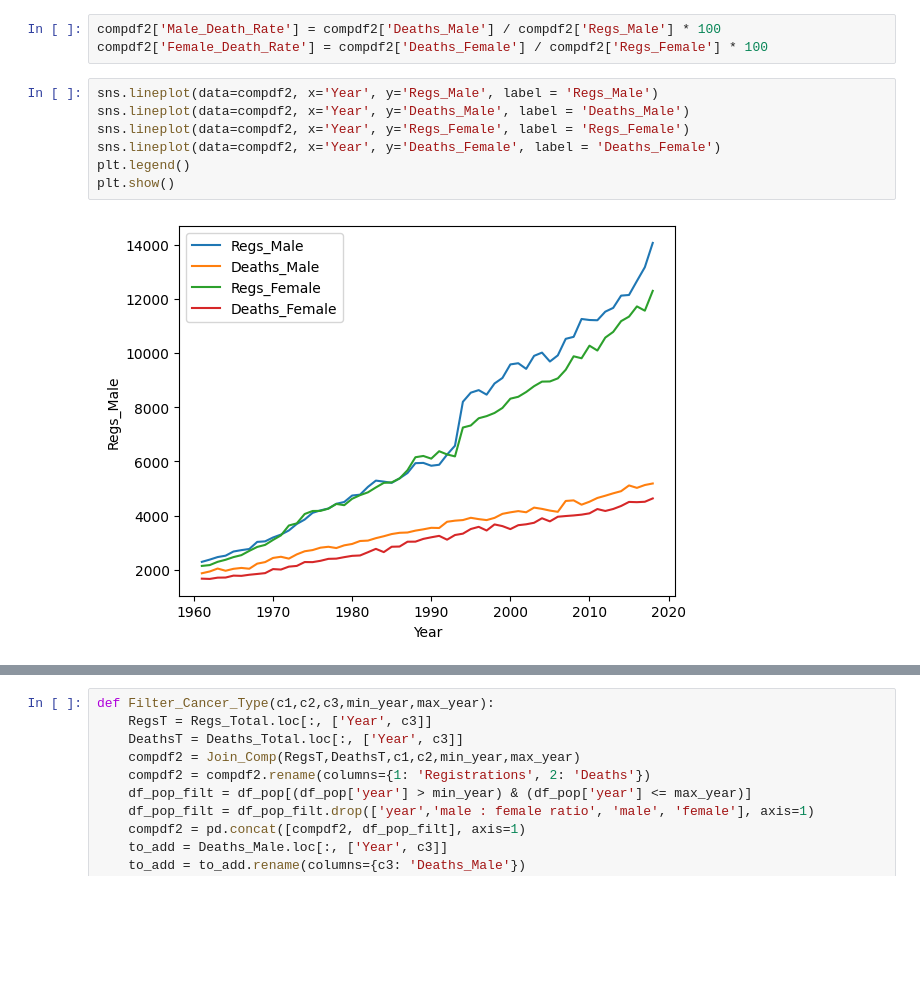
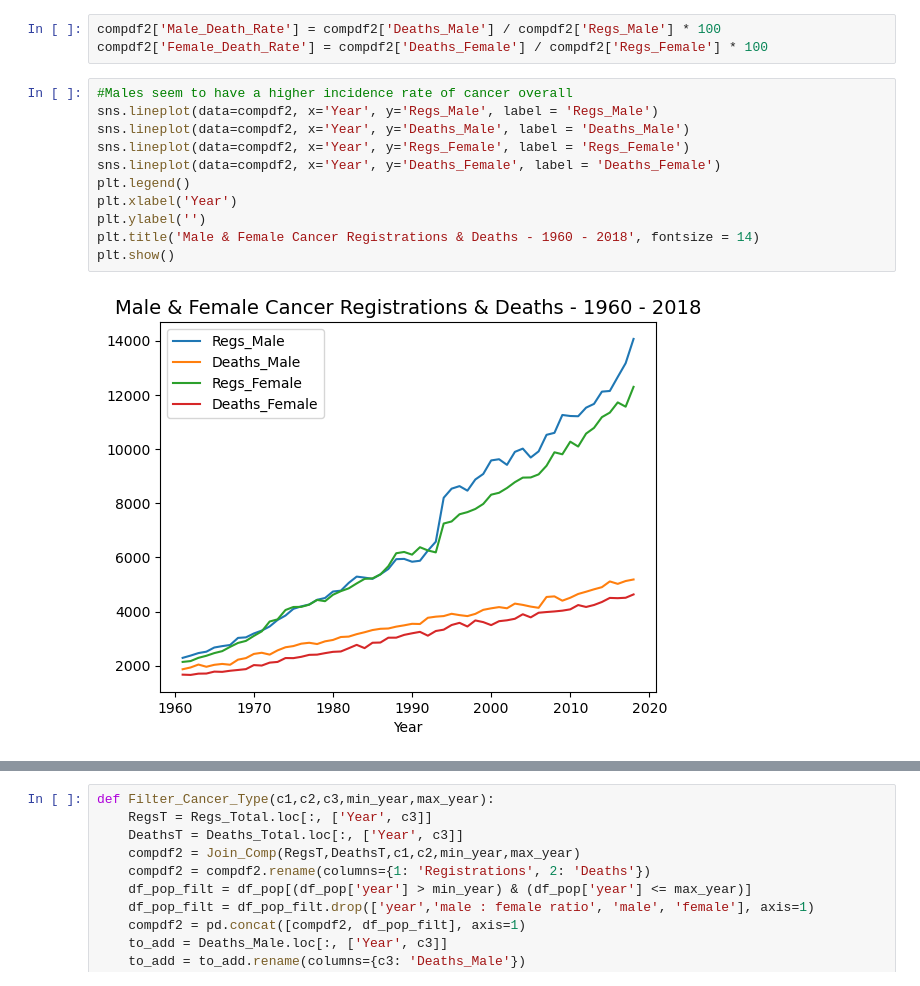
Before and after one commit to AzalizaLey/Analytics_Projects, a Jupyter notebook: ExploringNZData/Cancer.ipynb, the cells around one changed output, grey strips where cells are left out. Cells and saved outputs as stored; diff of their text form; blank space fills up the shorter version.

```diff
--- a/ExploringNZData/Cancer.ipynb
+++ b/ExploringNZData/Cancer.ipynb
@@ -183,12 +248,16 @@ compdf2.head()
 compdf2['Male_Death_Rate'] = compdf2['Deaths_Male'] / compdf2['Regs_Male'] * 100
 compdf2['Female_Death_Rate'] = compdf2['Deaths_Female'] / compdf2['Regs_Female'] * 100
 # %%
+#Males seem to have a higher incidence rate of cancer overall
 sns.lineplot(data=compdf2, x='Year', y='Regs_Male', label = 'Regs_Male')
 sns.lineplot(data=compdf2, x='Year', y='Deaths_Male', label = 'Deaths_Male')
 sns.lineplot(data=compdf2, x='Year', y='Regs_Female', label = 'Regs_Female')
 sns.lineplot(data=compdf2, x='Year', y='Deaths_Female', label = 'Deaths_Female')
 plt.legend()
+plt.xlabel('Year')
+plt.ylabel('')
+plt.title('Male & Female Cancer Registrations & Deaths - 1960 - 2018', fontsize = 14)
 plt.show()
 # %% [output]
-[figure, old version]
+[figure, new version]
 # %%
```
Also changed, not shown: parts of 35 cells of this notebook.
